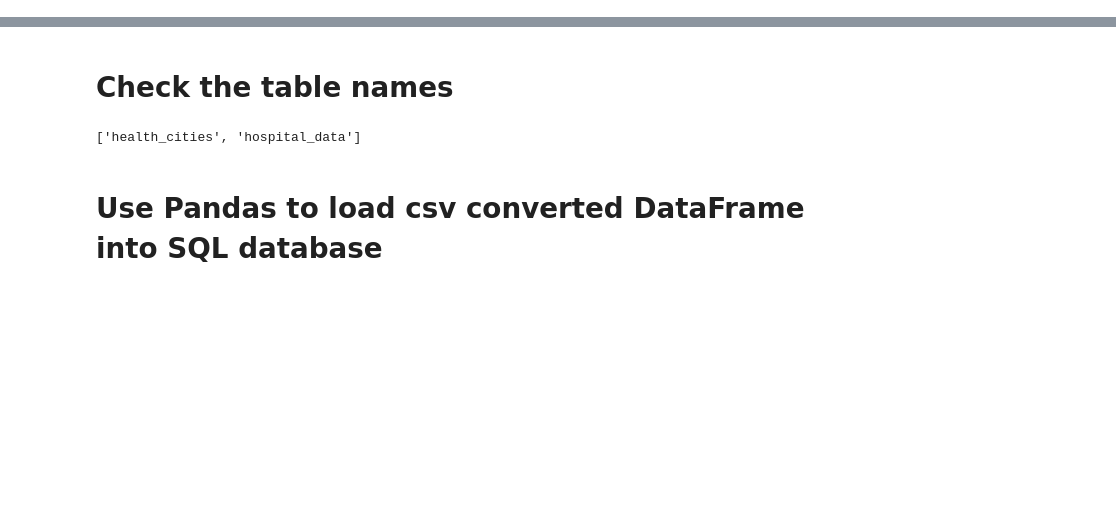
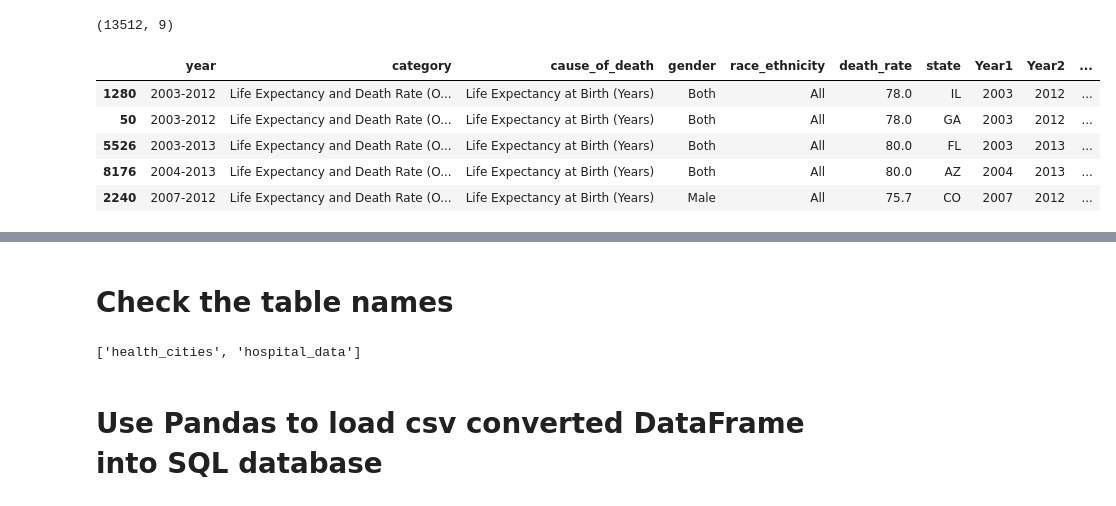
Before and after one commit to erikayi/Project-2-ETL-Cities-Health-Data, a Jupyter notebook: ETL_Cities_Health_Data_Project.ipynb, the cells around one changed output, grey strips where cells are left out. Saved outputs shown, nothing was run; the diff lists cells and outputs as text; code cells hidden in the pictures; blank space fills up the shorter version.

```diff
--- a/ETL_Cities_Health_Data_Project.ipynb
+++ b/ETL_Cities_Health_Data_Project.ipynb
@@ -284,0 +232,17 @@ sort_city_data
+# %%
+# check the city data rows to make sure we don't lose any information
+ordered_health_data.shape
+# %% [output]
+(13512, 9)
+# %%
+# store the extracted years in previous steps into max year
+ordered_health_data['Max_Year'] = np.where((ordered_health_data['Year2'].isnull()),
+                                           ordered_health_data['Year1'], ordered_health_data['Year2'])
+ordered_health_data.head()
+# %% [output]
+|  | year | category | cause_of_death | gender | race_ethnicity | death_rate | state | Year1 | Year2 | ... |
+| 1280 | 2003-2012 | Life Expectancy and Death Rate (O... | Life Expectancy at Birth (Years) | Both | All | 78.0 | IL | 2003 | 2012 | ... |
+| 50 | 2003-2012 | Life Expectancy and Death Rate (O... | Life Expectancy at Birth (Years) | Both | All | 78.0 | GA | 2003 | 2012 | ... |
+| 5526 | 2003-2013 | Life Expectancy and Death Rate (O... | Life Expectancy at Birth (Years) | Both | All | 80.0 | FL | 2003 | 2013 | ... |
+| 8176 | 2004-2013 | Life Expectancy and Death Rate (O... | Life Expectancy at Birth (Years) | Both | All | 80.0 | AZ | 2004 | 2013 | ... |
+| 2240 | 2007-2012 | Life Expectancy and Death Rate (O... | Life Expectancy at Birth (Years) | Male | All | 75.7 | CO | 2007 | 2012 | ... |
```
Also changed, not shown: parts of 116 cells of this notebook, 5 other files.
